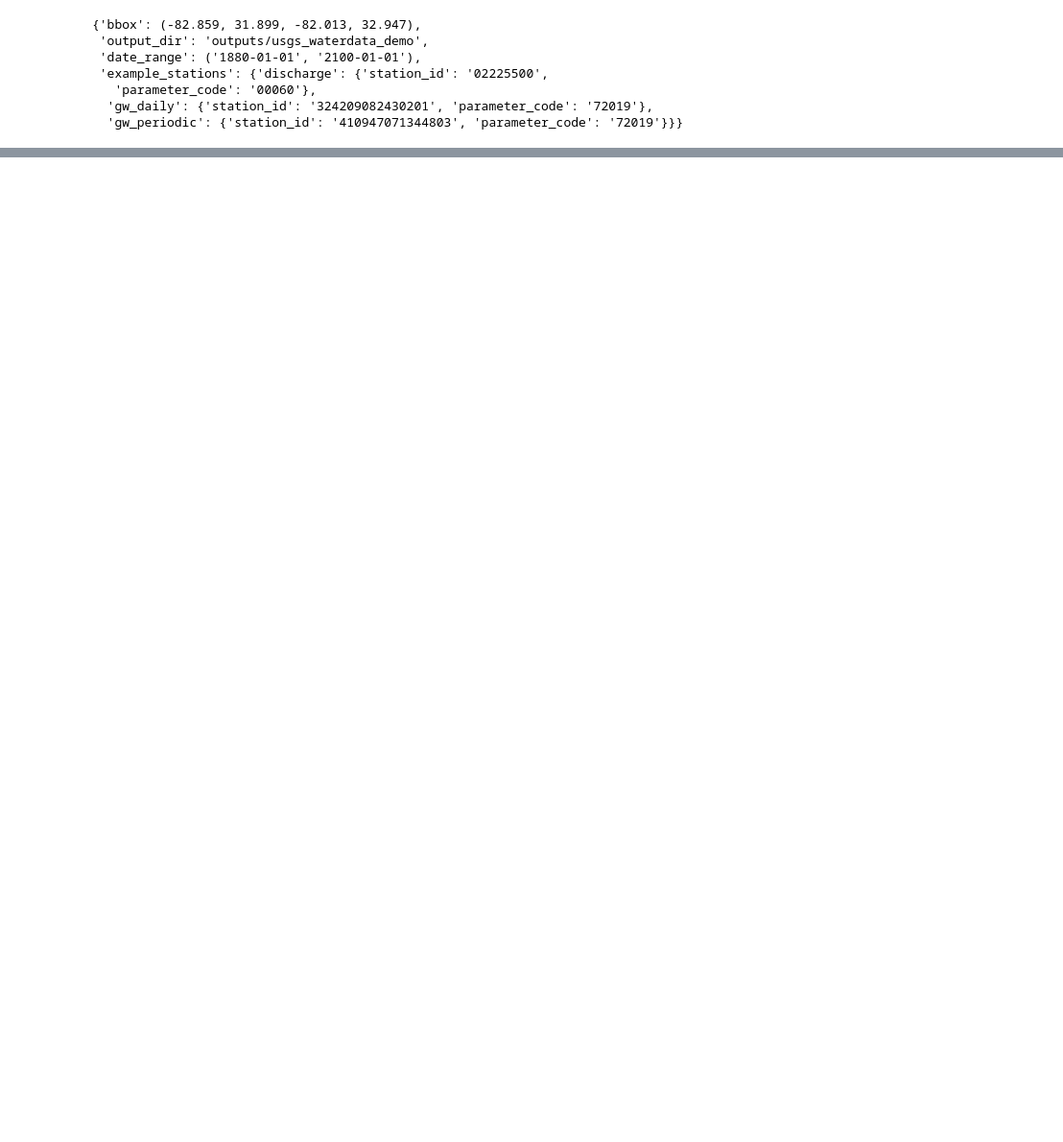
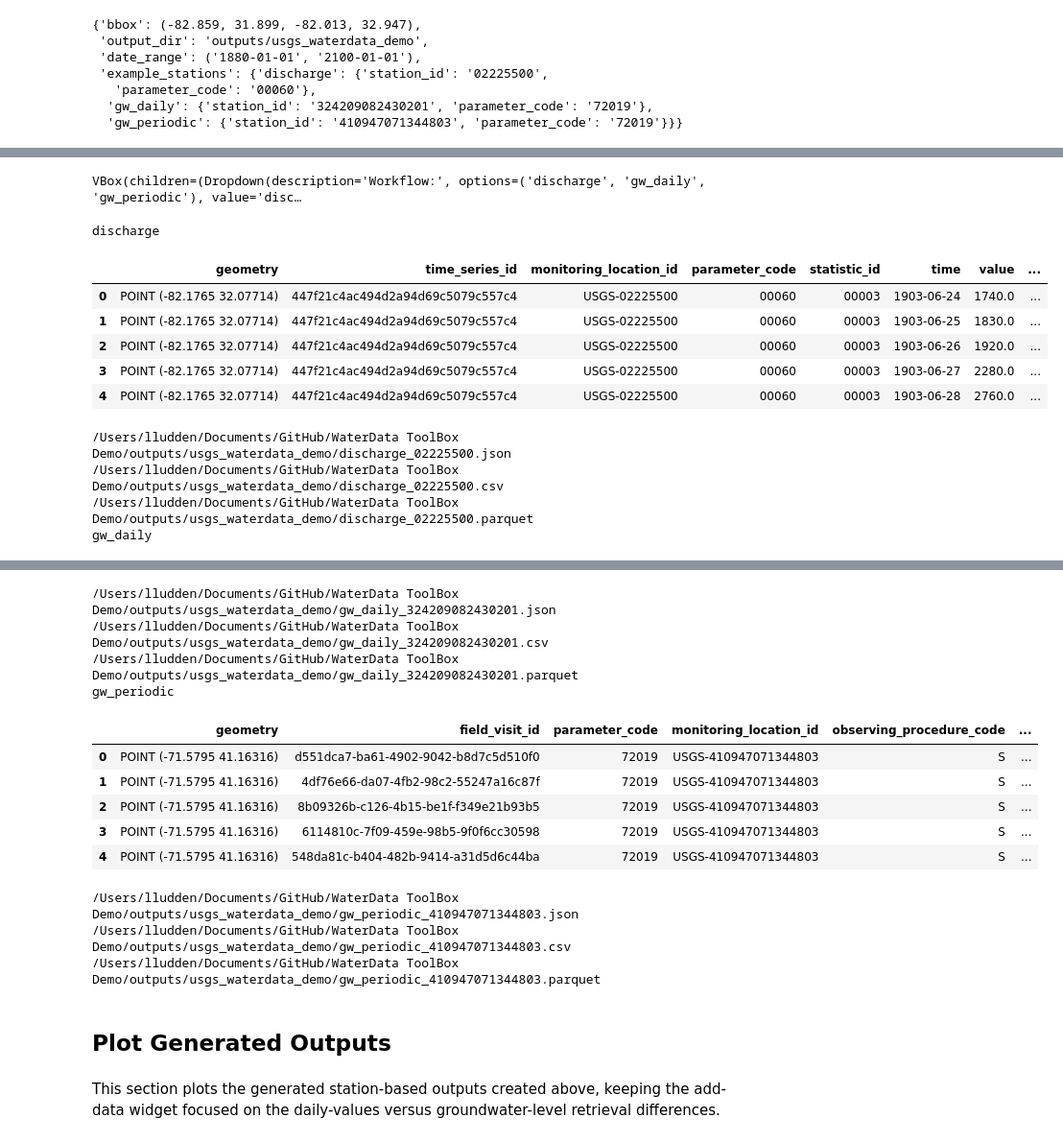
Before and after one commit to LimnoTech/Hydrologic-Toolbox-Data-Retrieval-CLI, a Jupyter notebook: notebooks/usgs_waterdata_demo.ipynb, the cells around one changed output, grey strips where cells are left out. Shown at 96% size. Drawn from its saved outputs; the diff is of its cells as text; code cells hidden in the pictures; blank space fills up the shorter version.

```diff
--- a/notebooks/usgs_waterdata_demo.ipynb
+++ b/notebooks/usgs_waterdata_demo.ipynb
@@ -86,0 +252,60 @@ TypeError: get_daily() got an unexpected keyword argument 'start'
+# %%
+def run_add_data_to_project_section(example_stations, output_dir, date_range):
+    """Run the legacy add-data demo section for each configured workflow type."""
+    results = {}
+    for workflow_type, example in example_stations.items():
+        try:
+            payload = get_usgs_timeseries(
+                example["station_id"],
+                workflow_type,
+                output_dir,
+                parameter_code=example.get("parameter_code"),
+                date_range=date_range,
+            )
+        except Exception as exc:
+            results[workflow_type] = {
+                "payload": None,
+                "error": str(exc),
+                "artifact_messages": [],
+            }
+            continue
+
+        results[workflow_type] = {
+            "payload": payload,
+            "error": None,
+            "artifact_messages": format_artifact_messages(payload["files"]),
+        }
+    return results
+# %%
+render_station_discovery_selector(create_section_results)
+# %% [output]
+VBox(children=(Dropdown(description='Workflow:', options=('discharge', 'gw_daily', 'gw_periodic'), value='disc…
+# %%
+add_data_results = run_add_data_to_project_section(
+    DEMO_CONFIG["example_stations"],
+    PROJECT_ROOT / DEMO_CONFIG["output_dir"],
+    DEMO_CONFIG["date_range"],
+)
+
+for workflow_type, result in add_data_results.items():
+    print(workflow_type)
+    if result["error"]:
+        print(f"Warning: {result['error']}")
+        continue
+
+    payload = result["payload"]
+    display(payload["frame"].head())
+    for message in result["artifact_messages"]:
+        print(message)
+# %% [output]
+discharge
+|  | geometry | time_series_id | monitoring_location_id | parameter_code | statistic_id | time | value | ... |
+| 0 | POINT (-82.1765 32.07714) | 447f21c4ac494d2a94d69c5079c557c4 | USGS-02225500 | 00060 | 00003 | 1903-06-24 | 1740.0 | ... |
+| 1 | POINT (-82.1765 32.07714) | 447f21c4ac494d2a94d69c5079c557c4 | USGS-02225500 | 00060 | 00003 | 1903-06-25 | 1830.0 | ... |
+| 2 | POINT (-82.1765 32.07714) | 447f21c4ac494d2a94d69c5079c557c4 | USGS-02225500 | 00060 | 00003 | 1903-06-26 | 1920.0 | ... |
+| 3 | POINT (-82.1765 32.07714) | 447f21c4ac494d2a94d69c5079c557c4 | USGS-02225500 | 00060 | 00003 | 1903-06-27 | 2280.0 | ... |
+| 4 | POINT (-82.1765 32.07714) | 447f21c4ac494d2a94d69c5079c557c4 | USGS-02225500 | 00060 | 00003 | 1903-06-28 | 2760.0 | ... |
+/Users/lludden/Documents/GitHub/WaterData ToolBox Demo/outputs/usgs_waterdata_demo/discharge_02225500.json
+/Users/lludden/Documents/GitHub/WaterData ToolBox Demo/outputs/usgs_waterdata_demo/discharge_02225500.csv
+/Users/lludden/Documents/GitHub/WaterData ToolBox Demo/outputs/usgs_waterdata_demo/discharge_02225500.parquet
+gw_daily
@@ -86,0 +318,17 @@ TypeError: get_daily() got an unexpected keyword argument 'start'
+/Users/lludden/Documents/GitHub/WaterData ToolBox Demo/outputs/usgs_waterdata_demo/gw_daily_324209082430201.json
+/Users/lludden/Documents/GitHub/WaterData ToolBox Demo/outputs/usgs_waterdata_demo/gw_daily_324209082430201.csv
+/Users/lludden/Documents/GitHub/WaterData ToolBox Demo/outputs/usgs_waterdata_demo/gw_daily_324209082430201.parquet
+gw_periodic
+|  | geometry | field_visit_id | parameter_code | monitoring_location_id | observing_procedure_code | ... |
+| 0 | POINT (-71.5795 41.16316) | d551dca7-ba61-4902-9042-b8d7c5d510f0 | 72019 | USGS-410947071344803 | S | ... |
+| 1 | POINT (-71.5795 41.16316) | 4df76e66-da07-4fb2-98c2-55247a16c87f | 72019 | USGS-410947071344803 | S | ... |
+| 2 | POINT (-71.5795 41.16316) | 8b09326b-c126-4b15-be1f-f349e21b93b5 | 72019 | USGS-410947071344803 | S | ... |
+| 3 | POINT (-71.5795 41.16316) | 6114810c-7f09-459e-98b5-9f0f6cc30598 | 72019 | USGS-410947071344803 | S | ... |
+| 4 | POINT (-71.5795 41.16316) | 548da81c-b404-482b-9414-a31d5d6c44ba | 72019 | USGS-410947071344803 | S | ... |
+/Users/lludden/Documents/GitHub/WaterData ToolBox Demo/outputs/usgs_waterdata_demo/gw_periodic_410947071344803.json
+/Users/lludden/Documents/GitHub/WaterData ToolBox Demo/outputs/usgs_waterdata_demo/gw_periodic_410947071344803.csv
+/Users/lludden/Documents/GitHub/WaterData ToolBox Demo/outputs/usgs_waterdata_demo/gw_periodic_410947071344803.parquet
+# %% [markdown]
+## Plot Generated Outputs
+# %% [markdown]
+This section plots the generated station-based outputs created above, keeping the add-data widget focused on the daily-values versus groundwater-level retrieval differences.
```
Also changed, not shown: parts of 26 cells of this notebook, 3 other files.
